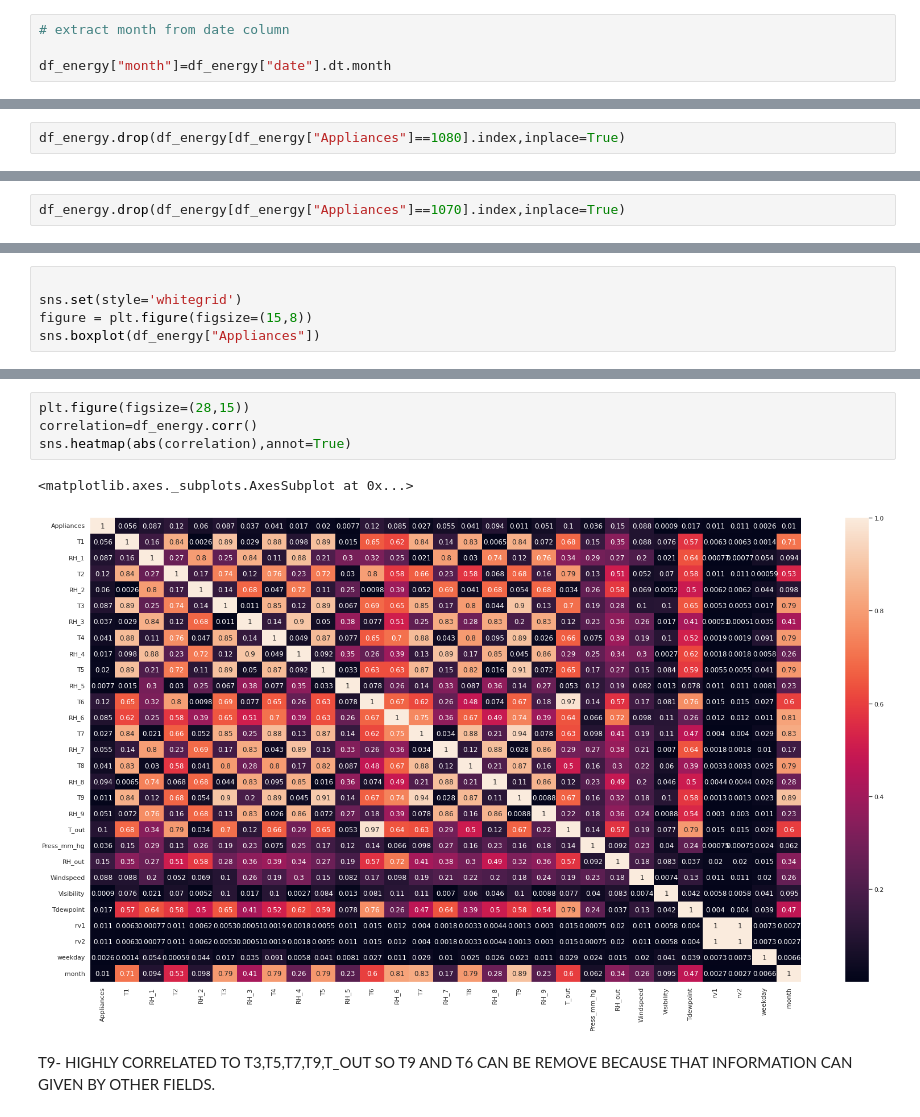
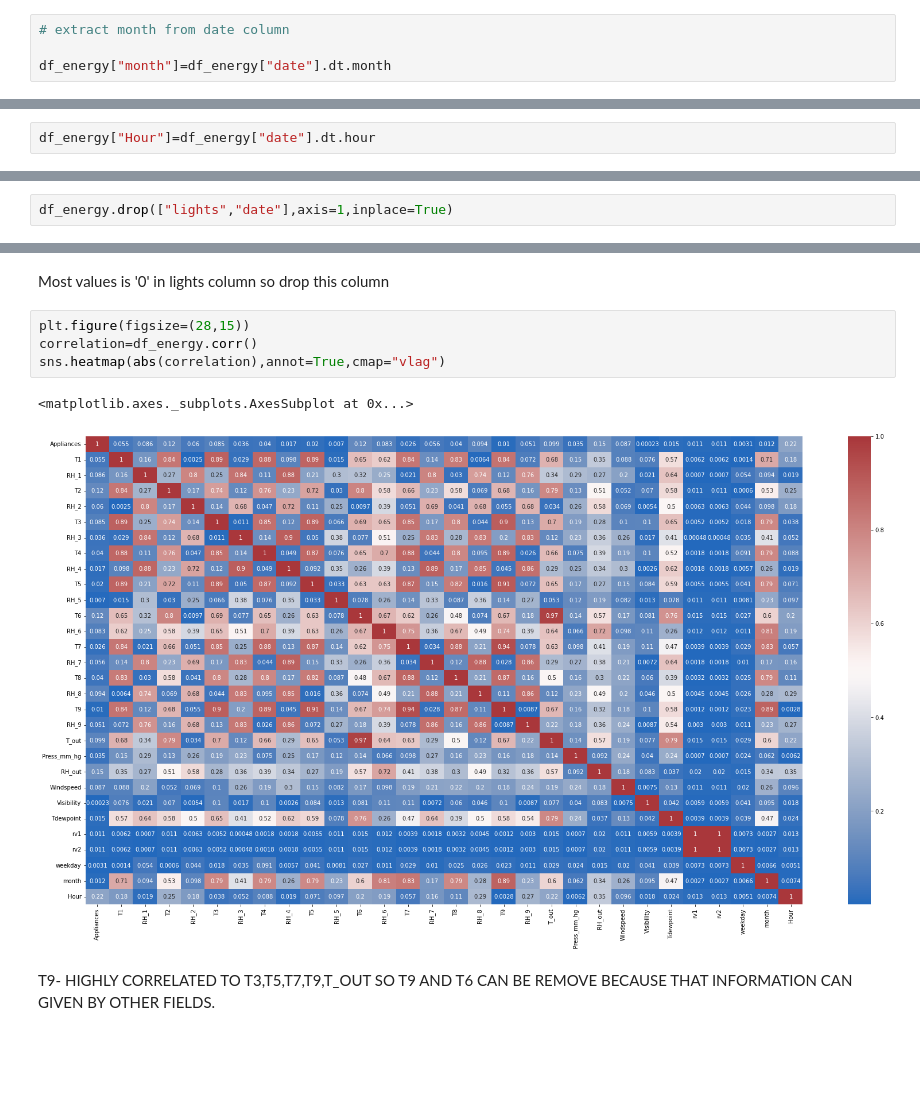
Before and after one commit to milanajudiya/Appliances_Energy_Prediction, a Jupyter notebook: Appliances_Energy_Prediction.ipynb, the cells around one changed output, grey strips where cells are left out. Saved outputs shown, nothing was run; the diff lists cells and outputs as text; blank space fills up the shorter version.

```diff
--- a/Appliances_Energy_Prediction.ipynb
+++ b/Appliances_Energy_Prediction.ipynb
@@ -139,0 +140,2 @@ df_energy.drop(["lights","date"],axis=1,inplace=True)
+# %%
+df_energy["Hour"]=df_energy["date"].dt.hour
@@ -217,2 +275,2 @@ There is two outlier in Dependent Variable(Applicances), Removing two outliers f
 # %%
-df_energy.drop(df_energy[df_energy["Appliances"]==1080].index,inplace=True)
+df_energy.drop(["lights","date"],axis=1,inplace=True)
@@ -223,2 +276,0 @@ df_energy["Appliances"].max()
-# %%
-df_energy.drop(df_energy[df_energy["Appliances"]==1070].index,inplace=True)
@@ -249,5 +276,0 @@ plt.show()
-# %%
-
-sns.set(style='whitegrid')
-figure = plt.figure(figsize=(15,8))
-sns.boxplot(df_energy["Appliances"])
@@ -304,10 +312,12 @@ plt.show()
+# %% [markdown]
+Most values is '0' in lights column so drop this column
 # %%
 plt.figure(figsize=(28,15))
 correlation=df_energy.corr()
-sns.heatmap(abs(correlation),annot=True)
+sns.heatmap(abs(correlation),annot=True,cmap="vlag")
 # %% [output]
 <matplotlib.axes._subplots.AxesSubplot at 0x...>
-[figure, old version]
+[figure, new version]
 # %% [markdown]
 T9- HIGHLY CORRELATED TO T3,T5,T7,T9,T_OUT SO T9 AND T6 CAN BE REMOVE BECAUSE THAT INFORMATION CAN GIVEN BY OTHER FIELDS.
 # %% [markdown]
```
Also changed, not shown: parts of 118 cells of this notebook.
